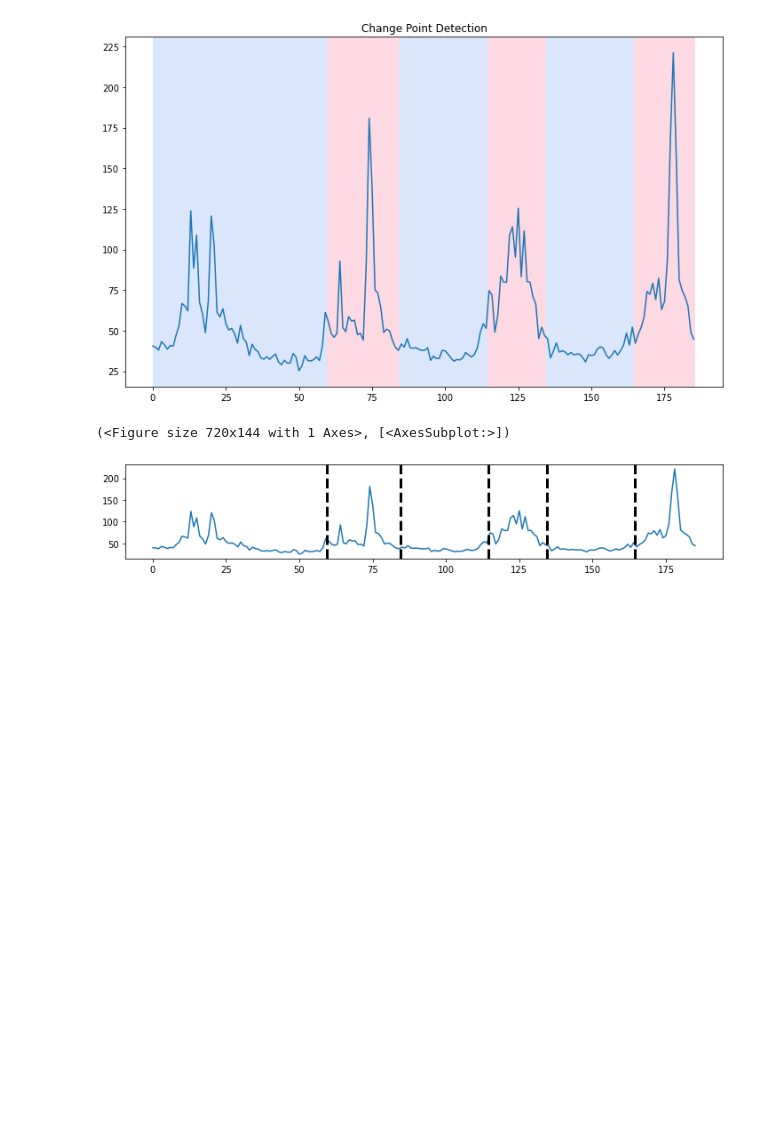
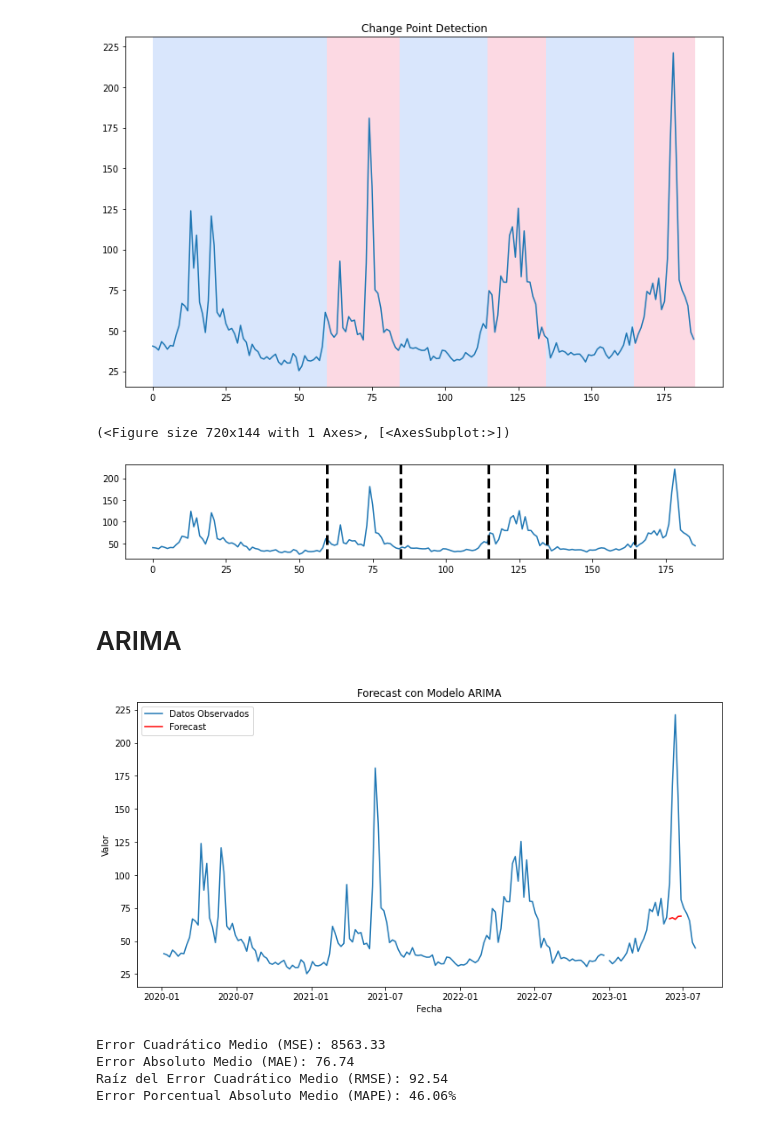
Before and after one commit to tlunal/Adaptative_Ensemble_methods_for_time_series_forecast, a Jupyter notebook: 01_ts_eda.ipynb, the cells around one changed output. Drawn from its saved outputs; the diff is of its cells as text; code cells hidden in the pictures; blank space fills up the shorter version.

```diff
--- a/01_ts_eda.ipynb
+++ b/01_ts_eda.ipynb
@@ -727,3 +729,61 @@ rpt.display(points, [], result)
 [figure]
 # %%
 #Hacer prueba de dickey fuller y el resto de tests en todas las series temporales
+# %% [markdown]
+# ARIMA
+# %%
+from statsmodels.tsa.arima.model import ARIMA
+
+# Fijamos fechas para definir los parámetros del Ridge
+
+#ts_data_train = ts_data[:'2023-05-22']
+#ts_data_test = ts_data['2023-05-27':]
+#hasta '2023-06-26'
+
+#Para predicciones finales:
+#    ts_data_train = ts_data[:'2023-06-26']
+#    ts_data_test = ts_data['2023-07-03':]
+#    '2023-07-31'
+ts_data = tseries['sales_city1']
+ts_data = ts_data.asfreq('W-MON')
+
+ts_data_train = ts_data[:'2023-05-22']
+ts_data_test = ts_data['2023-05-27':'2023-06-26']
+
+# Ajustamos el modelo ARIMA a la serie temporal
+model = ARIMA(ts_data_train, order=(2, 1, 5))  # Parámetros p, d, q del modelo ARIMA
+arima_results = model.fit()
+
+# Realizamos el pronóstico (forecast) de 30 periodos hacia adelante
+forecast_arima = arima_results.forecast(steps=5)
+
+# Visualizamos el pronóstico
+plt.figure(figsize=(12, 6))
+plt.plot(ts_data.index, ts_data.values, label='Datos Observados')
+plt.plot(forecast_arima.index, forecast_arima, label='Forecast', color='red')
+plt.title('Forecast con Modelo ARIMA')
+plt.xlabel('Fecha')
+plt.ylabel('Valor')
+plt.legend()
+plt.show()
+# %% [output]
+[figure, added]
+# %%
+predicted_values = forecast_arima
+actual_values = ts_data_test
+# Calcular las métricas de bondad de ajuste
+mse = mean_squared_error(actual_values, predicted_values)
+mae = mean_absolute_error(actual_values, predicted_values)
+rmse = np.sqrt(mse)
+mape = np.mean(np.abs((actual_values - predicted_values) / actual_values)) * 100
+
+# Mostrar las métricas
+print(f'Error Cuadrático Medio (MSE): {mse:.2f}')
+print(f'Error Absoluto Medio (MAE): {mae:.2f}')
+print(f'Raíz del Error Cuadrático Medio (RMSE): {rmse:.2f}')
+print(f'Error Porcentual Absoluto Medio (MAPE): {mape:.2f}%')
+# %% [output]
+Error Cuadrático Medio (MSE): 8563.33
+Error Absoluto Medio (MAE): 76.74
+Raíz del Error Cuadrático Medio (RMSE): 92.54
+Error Porcentual Absoluto Medio (MAPE): 46.06%
```
Also changed, not shown: parts of 23 cells of this notebook.
